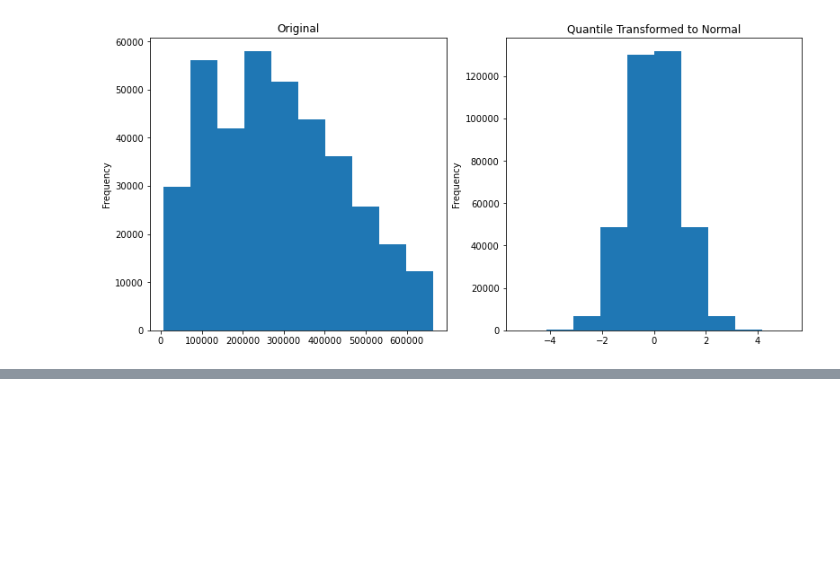
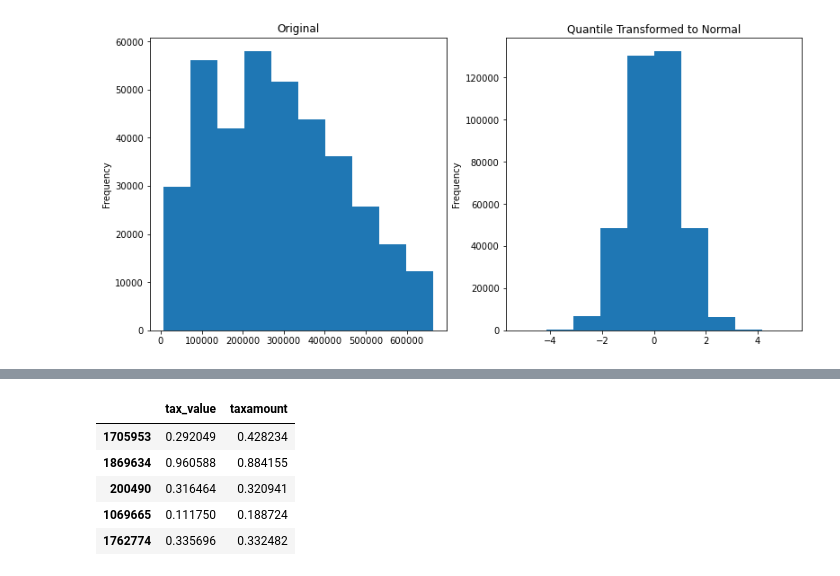
Before and after one commit to lopezelihezer/regression-exercises, a Jupyter notebook: scaling.ipynb, the cells around one changed output, grey strips where cells are left out. Drawn from its saved outputs; the diff is of its cells as text; code cells hidden in the pictures; blank space fills up the shorter version.

```diff
--- a/scaling.ipynb
+++ b/scaling.ipynb
@@ -341,0 +353,5 @@ train.tax_value_scaled.plot.hist(title='Quantile Transformed to Normal');
+# %%
+scaler = sklearn.preprocessing.MinMaxScaler()
+
+scaled = scaler.fit_transform(train[['tax_value', 'taxamount']])
+scaled
@@ -341,0 +366,10 @@ train.tax_value_scaled.plot.hist(title='Quantile Transformed to Normal');
+# %%
+scaled_df = pd.DataFrame(scaled, index = train.index, columns = ['tax_value', 'taxamount'])
+scaled_df.head()
+# %% [output]
+|  | tax_value | taxamount |
+| 1705953 | 0.292049 | 0.428234 |
+| 1869634 | 0.960588 | 0.884155 |
+| 200490 | 0.316464 | 0.320941 |
+| 1069665 | 0.111750 | 0.188724 |
+| 1762774 | 0.335696 | 0.332482 |
```
Also changed, not shown: parts of 10 cells of this notebook.
